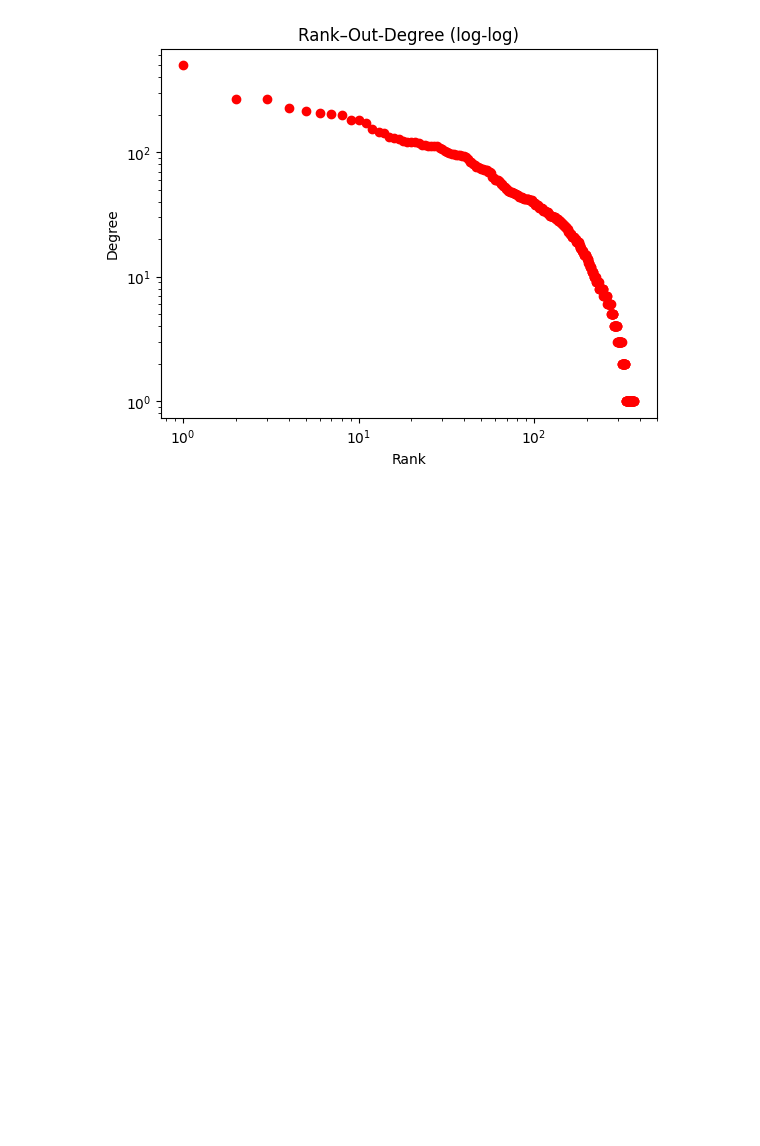
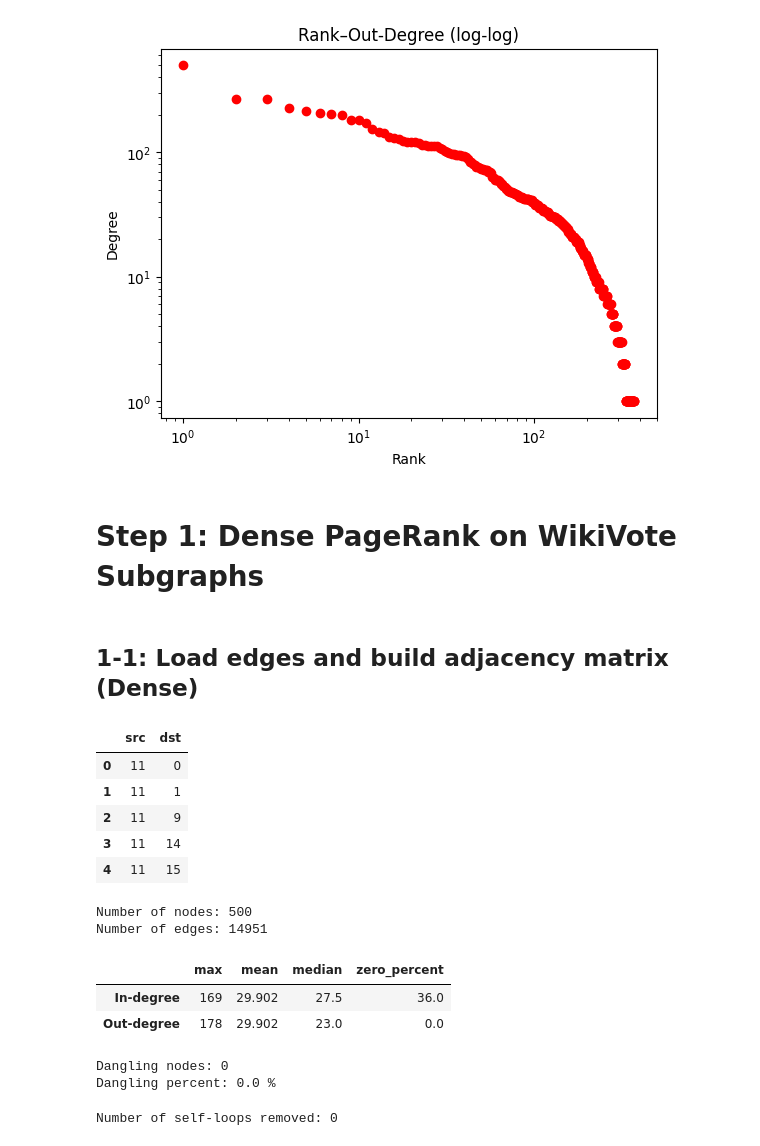
Before and after one commit to pouriaSameti/Mathematics-For-Data-Science, a Jupyter notebook: Project 3/notebook.ipynb, the cells around one changed output. Drawn from its saved outputs; the diff is of its cells as text; code cells hidden in the pictures; blank space fills up the shorter version.

```diff
--- a/Project 3/notebook.ipynb
+++ b/Project 3/notebook.ipynb
@@ -150,3 +150,68 @@ plot_rank_degree(out_degree, "Rank–Out-Degree (log-log)", 'red')
 # %% [output]
 [figure]
 [figure]
+# %% [markdown]
+# Step 1: Dense PageRank on WikiVote Subgraphs
+# %% [markdown]
+## 1-1: Load edges and build adjacency matrix (Dense)
+# %%
+EDGES_PATH_B = "dataset/wikivote_subgraph_B_edges.tsv"
+EPS = 1e-9
+R = 0.15
+MAX_ITER = 10_000
+
+edges_B = pd.read_csv(EDGES_PATH_B, sep="\t")
+edges_B.head()
+# %% [output]
+|  | src | dst |
+| 0 | 11 | 0 |
+| 1 | 11 | 1 |
+| 2 | 11 | 9 |
+| 3 | 11 | 14 |
+| 4 | 11 | 15 |
+# %%
+num_edges_B = len(edges_B)
+num_nodes_B = int(max(edges_B["src"].max(), edges_B["dst"].max()) + 1)
+
+print(f"Number of nodes: {num_nodes_B}")
+print(f"Number of edges: {num_edges_B}")
+# %% [output]
+Number of nodes: 500
+Number of edges: 14951
+# %%
+out_degree_B = np.zeros(num_nodes_B, dtype=np.int64)
+in_degree_B = np.zeros(num_nodes_B, dtype=np.int64)
+
+for u, v in edges_B.itertuples(index=False):
+    out_degree_B[u] += 1
+    in_degree_B[v] += 1
+
+
+in_stats_B = {"max": int(np.max(in_degree_B)), "mean": float(np.mean(in_degree_B)), "median": float(np.median(in_degree_B)),
+            "zero_percent": float(np.sum(in_degree_B == 0) / len(in_degree_B) * 100)}
+
+out_stats_B = {"max": int(np.max(out_degree_B)), "mean": float(np.mean(out_degree_B)), "median": float(np.median(out_degree_B)),
+             "zero_percent": float(np.sum(out_degree_B == 0) / len(out_degree_B) * 100)}
+
+summary_df_B = pd.DataFrame.from_dict({"In-degree": in_stats_B, "Out-degree": out_stats_B}, orient="index")
+summary_df_B
+# %% [output]
+|  | max | mean | median | zero_percent |
+| In-degree | 169 | 29.902 | 27.5 | 36.0 |
+| Out-degree | 178 | 29.902 | 23.0 | 0.0 |
+# %%
+dangling_nodes_B = np.sum(out_degree_B == 0)
+dangling_percent_B = dangling_nodes_B / num_nodes_B * 100
+
+print(f"Dangling nodes: {dangling_nodes_B}")
+print(f"Dangling percent: {dangling_percent_B} %")
+# %% [output]
+Dangling nodes: 0
+Dangling percent: 0.0 %
+# %%
+num_self_loops_B = (edges_B["src"] == edges_B["dst"]).sum()
+edges_B = edges_B[edges_B["src"] != edges_B["dst"]]
+
+print(f"Number of self-loops removed: {num_self_loops_B}")
+# %% [output]
+Number of self-loops removed: 0
```
Also changed, not shown: parts of 8 cells of this notebook.
